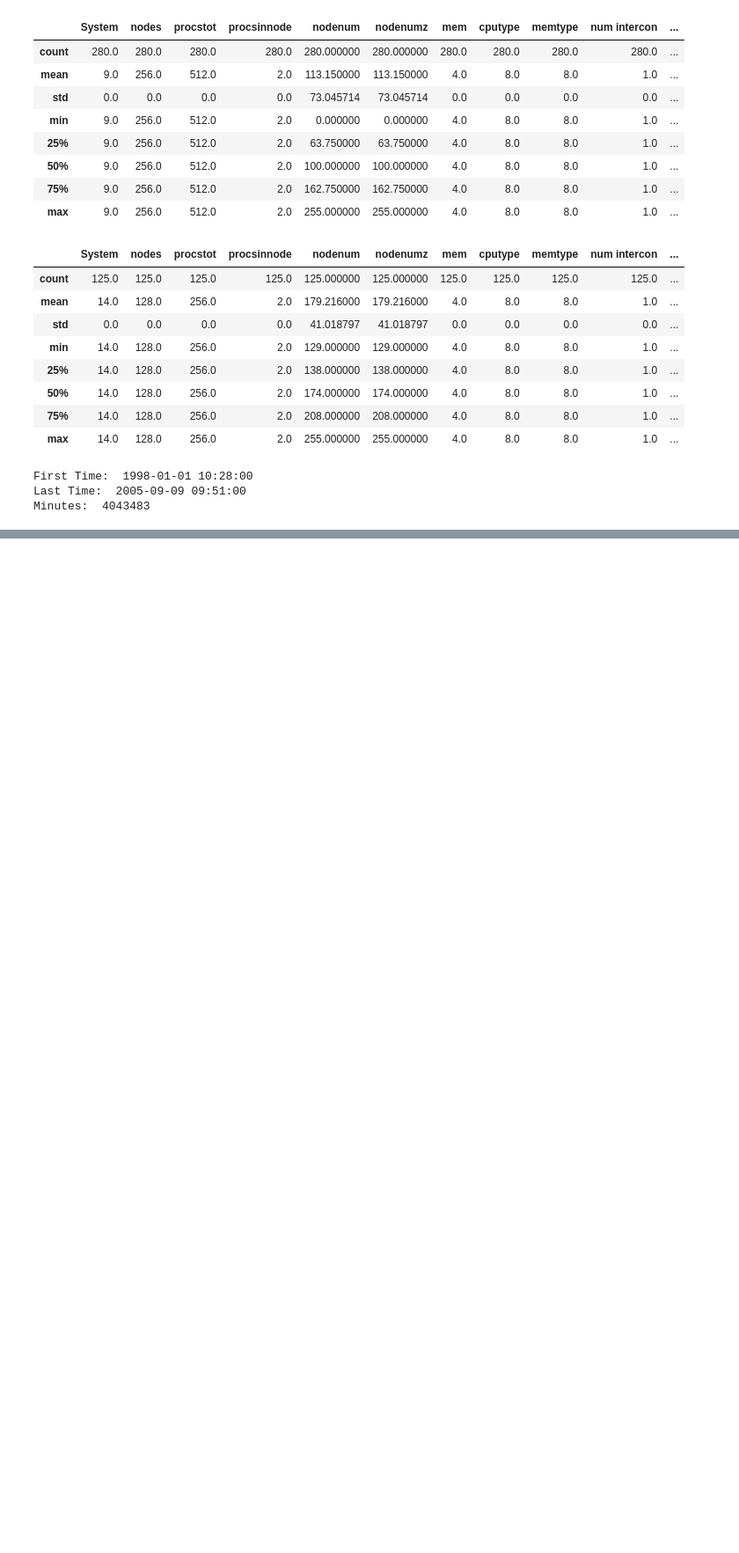
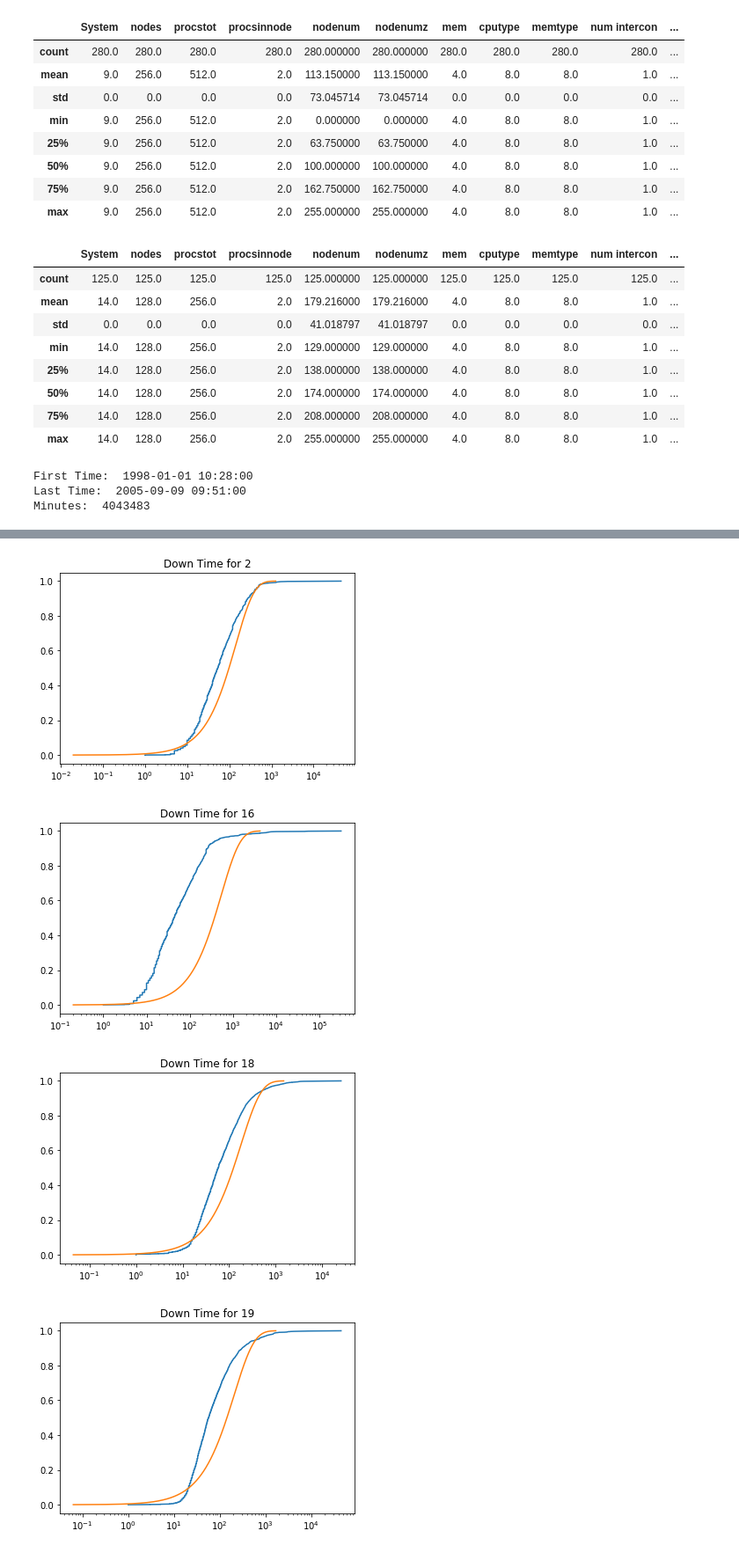
Before and after one commit to nhorcher/541_final_project, a Jupyter notebook: LANL_Analysis.ipynb, the cells around one changed output, grey strips where cells are left out. Shown at 88% size. Drawn from its saved outputs; the diff is of its cells as text; code cells hidden in the pictures; blank space fills up the shorter version.

```diff
--- a/LANL_Analysis.ipynb
+++ b/LANL_Analysis.ipynb
@@ -200,0 +362,16 @@ Outliers:  1599  ~ 0.06735751295336788 %
+# %%
+for sys_id in [2, 16, 18, 19, 20]:
+    lanl_node = lanl.loc[lanl['System'] == sys_id]
+    dt_series = lanl_node['Down Time']
+    _, scale = expon.fit(dt_series, floc=0)
+    plt.figure()
+    cdf_samples = np.linspace(0, 1, len(dt_series), endpoint=False)
+    plt.semilogx(np.sort(dt_series), cdf_samples)
+    plt.semilogx(expon.ppf(cdf_samples, scale=scale), cdf_samples)
+    plt.title('Down Time for {}'.format(sys_id))
+    plt.show()
+# %% [output]
+[figure, added]
+[figure, added]
+[figure, added]
+[figure, added]
```
Also changed, not shown: parts of 16 cells of this notebook, 1 other file.
